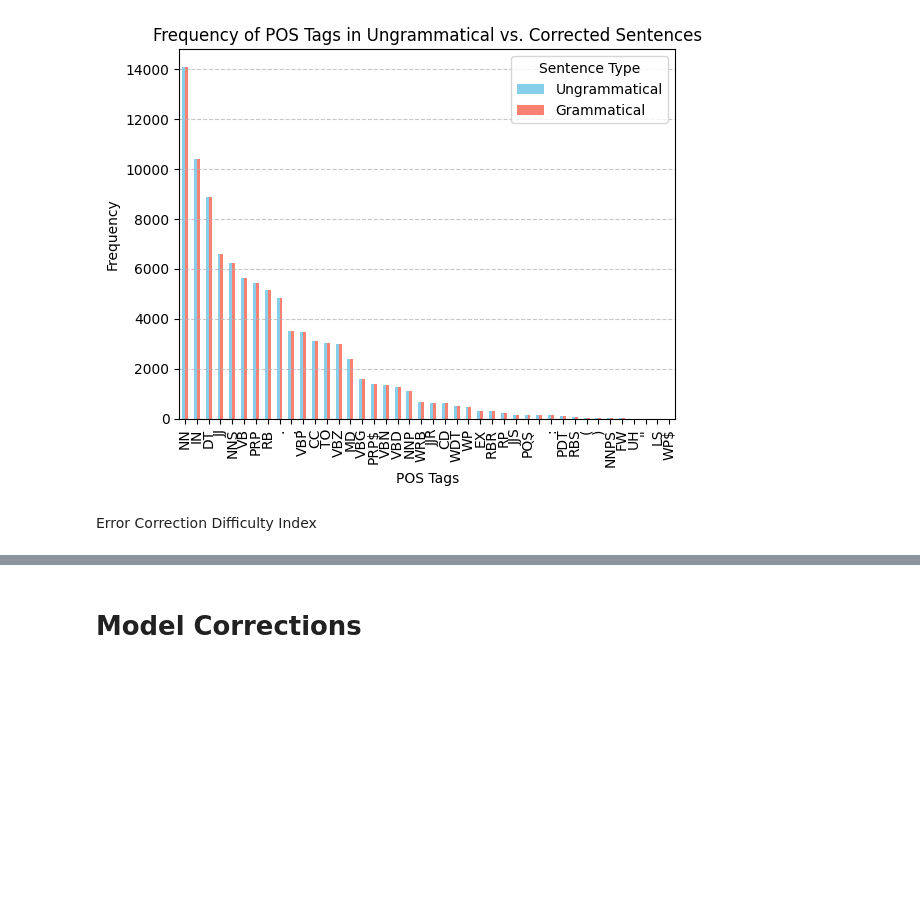
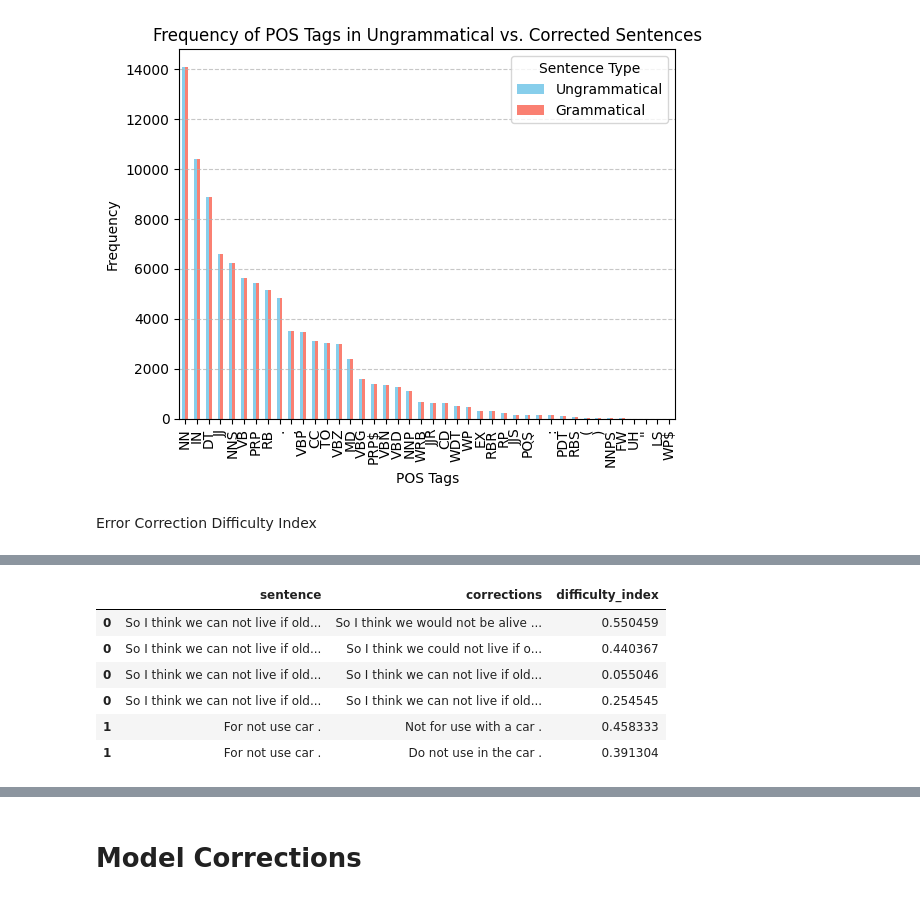
Before and after one commit to Sopralapanca/jet-brains-internship-challenge, a Jupyter notebook: [JBI]ImprovingWritingAssistance.ipynb, the cells around one changed output, grey strips where cells are left out. Drawn from its saved outputs; the diff is of its cells as text; code cells hidden in the pictures; blank space fills up the shorter version.

```diff
--- a/[JBI]ImprovingWritingAssistance.ipynb
+++ b/[JBI]ImprovingWritingAssistance.ipynb
@@ -310,0 +352,10 @@ df.head()
+# %%
+df.head(6)
+# %% [output]
+|  | sentence | corrections | difficulty_index |
+| 0 | So I think we can not live if old... | So I think we would not be alive ... | 0.550459 |
+| 0 | So I think we can not live if old... | So I think we could not live if o... | 0.440367 |
+| 0 | So I think we can not live if old... | So I think we can not live if old... | 0.055046 |
+| 0 | So I think we can not live if old... | So I think we can not live if old... | 0.254545 |
+| 1 | For not use car . | Not for use with a car . | 0.458333 |
+| 1 | For not use car . | Do not use in the car . | 0.391304 |
```
Also changed, not shown: parts of 23 cells of this notebook.
